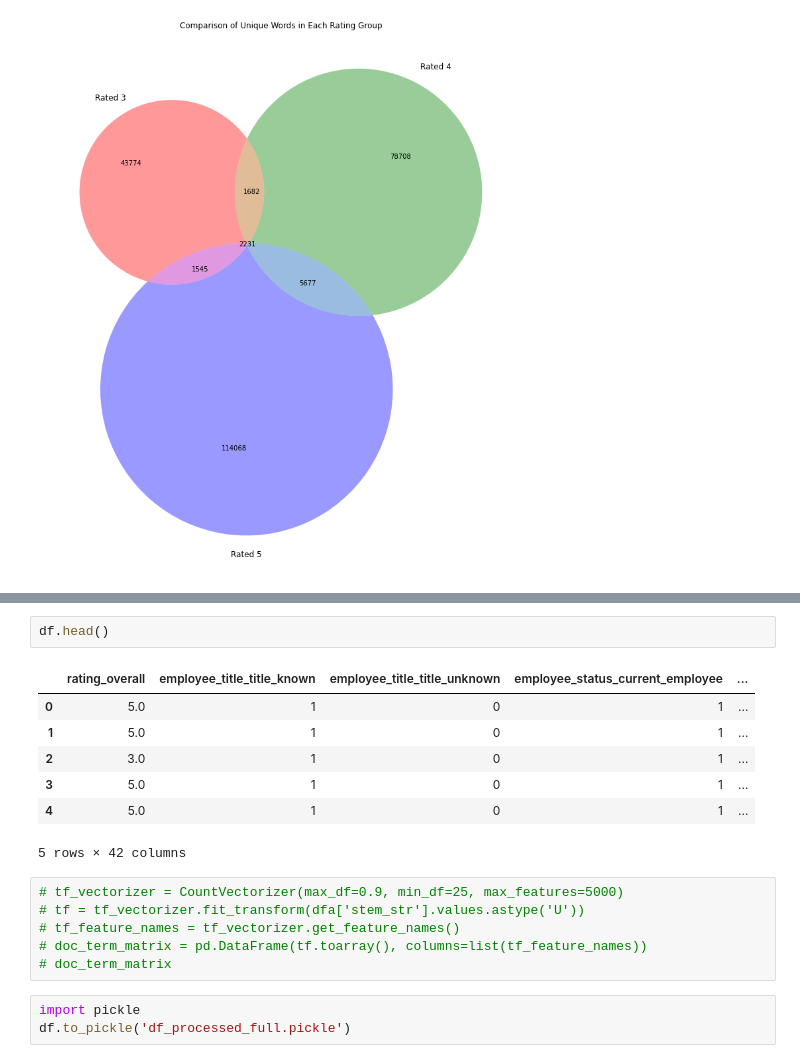
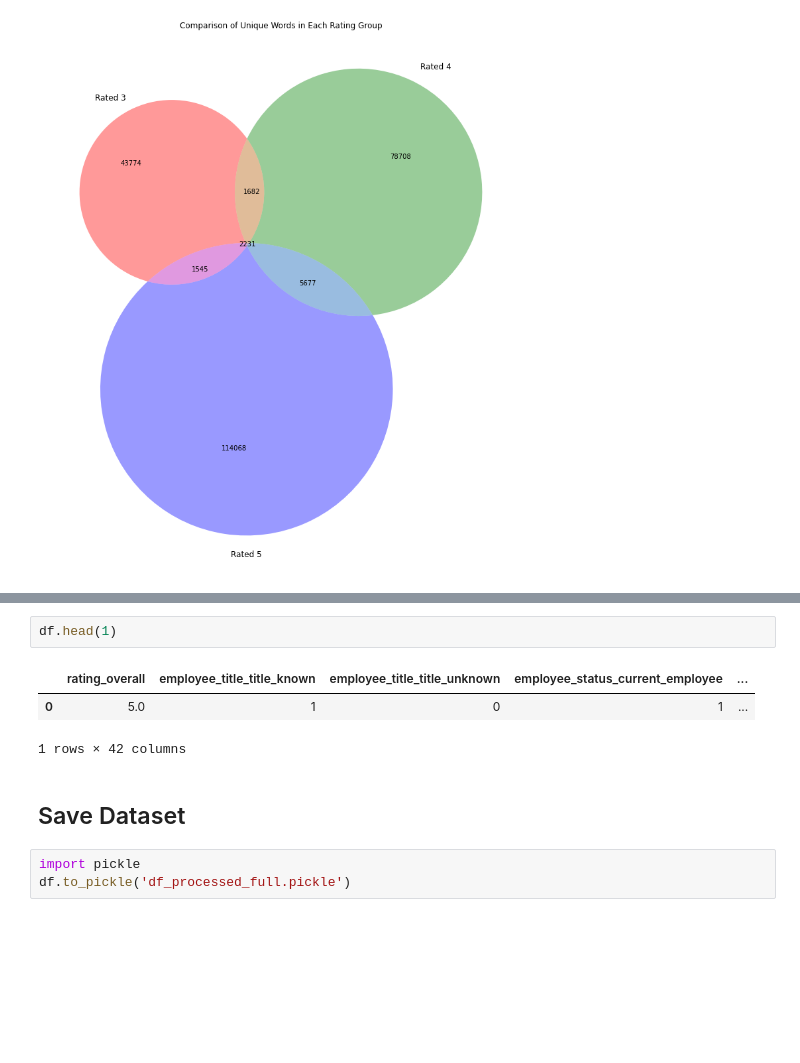
Before and after one commit to DataOnATangent/Glassdoor_NLP, a Jupyter notebook: preprocessing_eda/preprocessing2_eda_text.ipynb, the cells around one changed output, grey strips where cells are left out. Cells and saved outputs as stored; diff of their text form; blank space fills up the shorter version.

```diff
--- a/preprocessing_eda/preprocessing2_eda_text.ipynb
+++ b/preprocessing_eda/preprocessing2_eda_text.ipynb
@@ -484,19 +476,12 @@ Index(['rating_overall', 'employee_title_title_known',
 # %%
-df.head()
+df.head(1)
 # %% [output]
 |  | rating_overall | employee_title_title_known | employee_title_title_unknown | employee_status_current_employee | ... |
 | 0 | 5.0 | 1 | 0 | 1 | ... |
-| 1 | 5.0 | 1 | 0 | 1 | ... |
-| 2 | 3.0 | 1 | 0 | 1 | ... |
-| 3 | 5.0 | 1 | 0 | 1 | ... |
-| 4 | 5.0 | 1 | 0 | 1 | ... |
-5 rows × 42 columns
+1 rows × 42 columns
-# %%
-# tf_vectorizer = CountVectorizer(max_df=0.9, min_df=25, max_features=5000)
-# tf = tf_vectorizer.fit_transform(dfa['stem_str'].values.astype('U'))
-# tf_feature_names = tf_vectorizer.get_feature_names()
-# doc_term_matrix = pd.DataFrame(tf.toarray(), columns=list(tf_feature_names))
-# doc_term_matrix
+# %% [markdown]
+<a name="step6"></a>
+## Save Dataset
 # %%
 import pickle
 df.to_pickle('df_processed_full.pickle')
```
Also changed, not shown: parts of 18 cells of this notebook, 20 other files.
